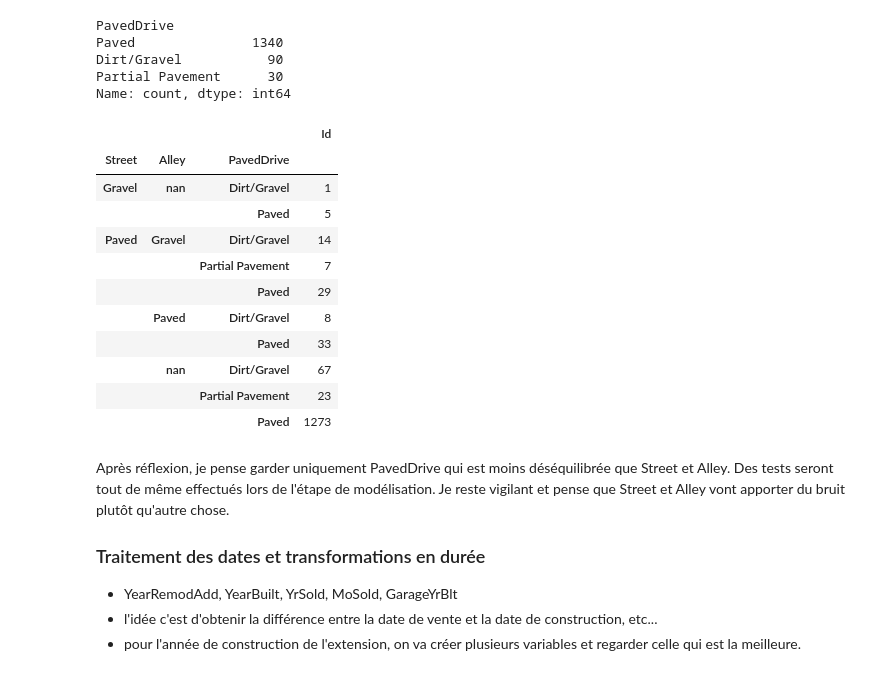
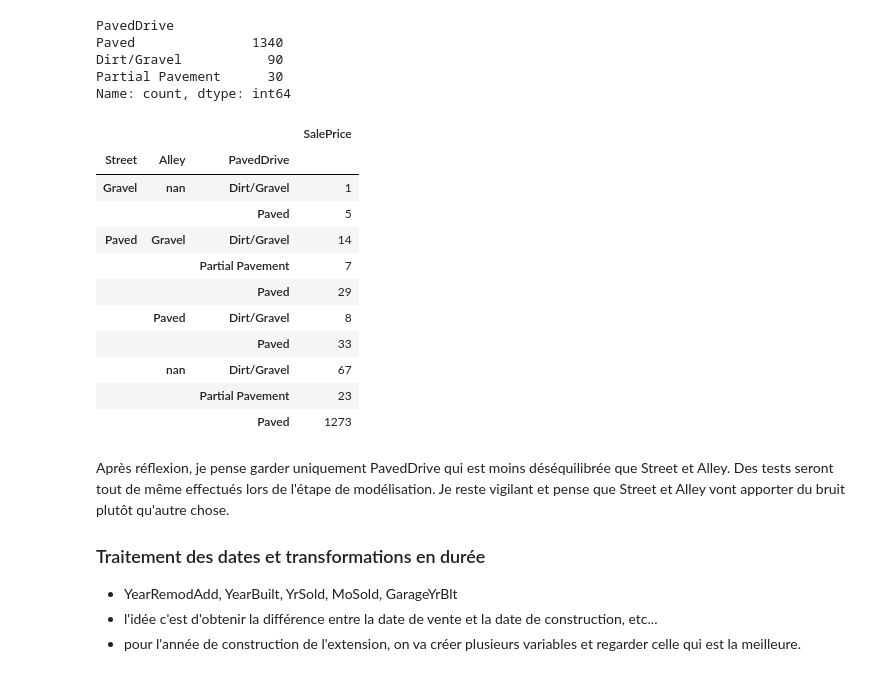
Before and after one commit to GuillaumePoirier1996/HOUSE-PRICES, a Jupyter notebook: notebooks/00-Projet-Kaggle-Lecture-et-nettoyage.ipynb, the cells around one changed output. Cells and saved outputs as stored; diff of their text form; code cells hidden in the pictures.

```diff
--- a/notebooks/00-Projet-Kaggle-Lecture-et-nettoyage.ipynb
+++ b/notebooks/00-Projet-Kaggle-Lecture-et-nettoyage.ipynb
@@ -25,8 +25,12 @@ INFO:visions.backends:Python backend loaded
 # %% [markdown]
 ### Lecture des jeux de données d'entrainement et de test
 # %%
-train = pd.read_csv("../data/raw/train.csv", delimiter=",")
-test = pd.read_csv("../data/raw/test.csv", delimiter=",")
+train = pd.read_csv(
+    "../data/raw/train.csv", delimiter=",", encoding="utf-8", index_col="Id"
+)
+test = pd.read_csv(
+    "../data/raw/test.csv", delimiter=",", encoding="utf-8", index_col="Id"
+)
 # %% [markdown]
 ### Lecture du fichier de description
 
@@ -107,8 +111,11 @@ def replace_mod(df: pd.DataFrame, dict_desc: dict) -> pd.DataFrame:
 ##### Application de la fonction de modification des modalités sur les jeux de données
 # %%
 # Appliquer la fonction pour remplacer les modalités
-train = replace_mod(train, dict_desc)
-test = replace_mod(test, dict_desc)
+
+dfs = [train, test]
+
+for df in dfs:
+    df = replace_mod(df, dict_desc)
 # %% [markdown]
 ##### Visualisation des transformations sur les premières lignes des jeux de données
 # %%
@@ -292,8 +301,8 @@ list_col = [
 ]
 
 for col in list_col:
-    train[col] = train[col].fillna(0).astype(int)
-    test[col] = test[col].fillna(0).astype(int)
+    for df in dfs:
+        df[col] = df[col].fillna(0).astype(int)
 # %% [markdown]
 #### Qualitatif
 # %%
@@ -344,14 +341,11 @@ for col in ["Exterior1st", "Exterior2nd", "KitchenQual", "Functional"]:
 
 La modalité "1-1/2 STORY PUD - ALL AGES" est présente une seule fois dans le jeu de test et non présente dans train. Donc je choisis de l'imputer à "1-STORY PUD (Planned Unit Development) - 1946 & NEWER". Vu que j'ai l'année de construction, je pourrais regrouper avec les années différentes. Mais finalement, je regarderai lors de la selection de variable si HouseStyle qui ressemble beaucoup est pas mieux.
 # %%
-train["MSSubClass"] = train["MSSubClass"].replace(
-    "1-1/2 STORY PUD - ALL AGES",
-    "1-STORY PUD (Planned Unit Development) - 1946 & NEWER",
-)
-test["MSSubClass"] = test["MSSubClass"].replace(
-    "1-1/2 STORY PUD - ALL AGES",
-    "1-STORY PUD (Planned Unit Development) - 1946 & NEWER",
-)
+for df in dfs:
+    df["MSSubClass"] = df["MSSubClass"].replace(
+        "1-1/2 STORY PUD - ALL AGES",
+        "1-STORY PUD (Planned Unit Development) - 1946 & NEWER",
+    )
 # %% [markdown]
 ## Traitement spécifique
 
@@ -387,11 +381,11 @@ Dirt/Gravel           90
 Partial Pavement      30
 Name: count, dtype: int64
 # %%
-train[["Id", "Street", "Alley", "PavedDrive"]].groupby(
+train[["SalePrice", "Street", "Alley", "PavedDrive"]].groupby(
     ["Street", "Alley", "PavedDrive"], observed=False
 ).count()
 # %% [output]
-|  |  |  | Id |
+|  |  |  | SalePrice |
 | Street | Alley | PavedDrive |  |
 | Gravel | nan | Dirt/Gravel | 1 |
 |  |  | Paved | 5 |
```
Also changed, not shown: parts of 57 cells of this notebook, 6 other files.
